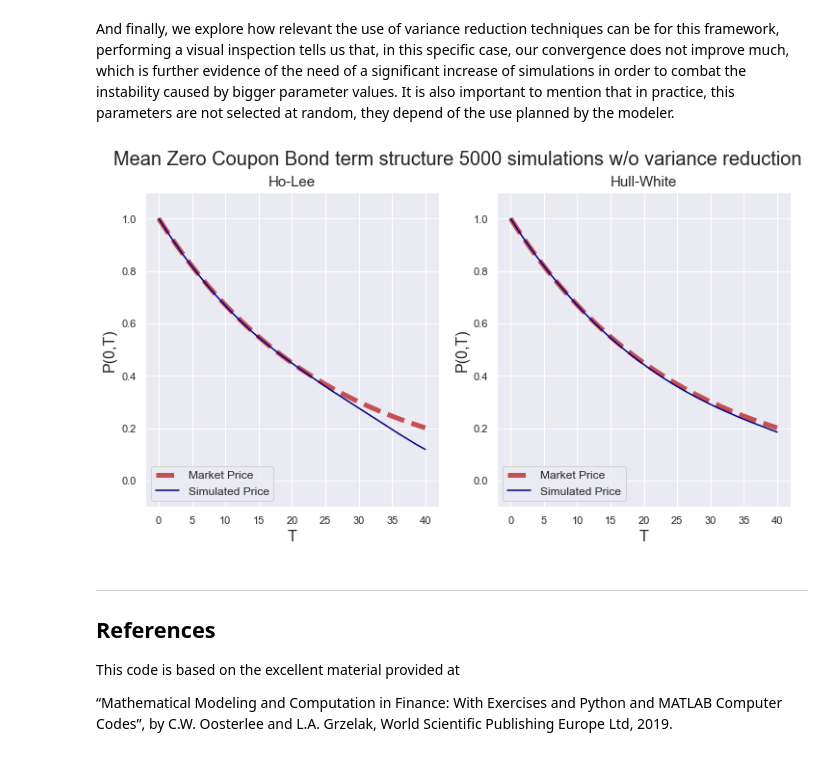
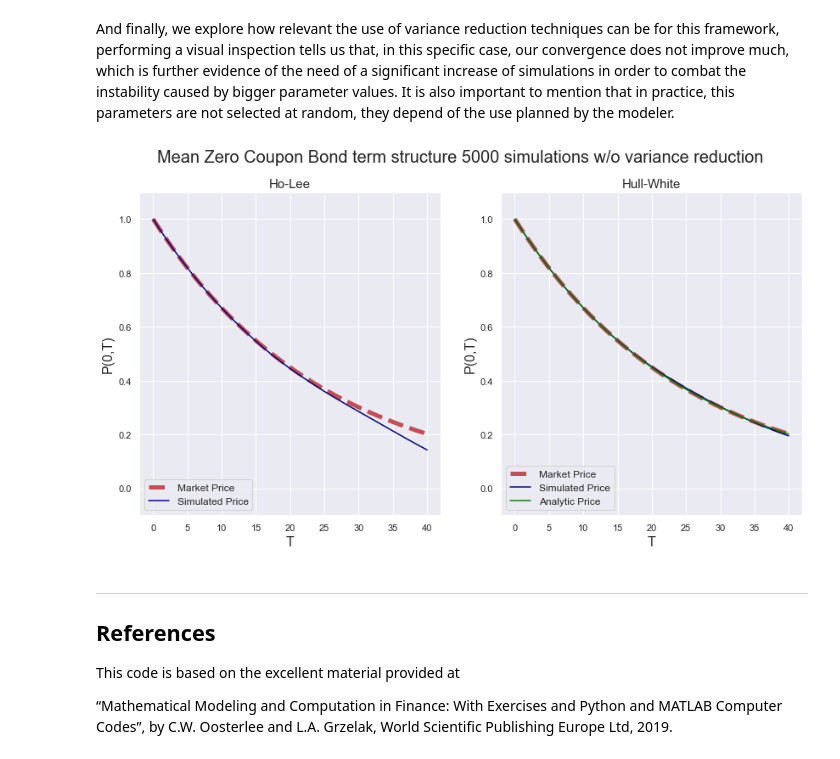
Before and after one commit to JuanCarlos0001/HJM_Models_Simulations, a Jupyter notebook: HJM Arbitrage testing.ipynb, the cells around one changed output. Saved outputs shown, nothing was run; the diff lists cells and outputs as text; code cells hidden in the pictures.

Commit message:
Added the anaytic solution of the Hull-white model

```diff
--- a/HJM Arbitrage testing.ipynb
+++ b/HJM Arbitrage testing.ipynb
@@ -62,9 +72,10 @@ import numpy as np
 import seaborn as sns
 import matplotlib.pyplot as plt
 import matplotlib.ticker as mtick
+import scipy.integrate as integrate
 sns.set_theme() # Seaborn template
 sns.set_palette(palette="crest") # Default colors
-plt.rcParams['figure.figsize'] = [12, 6] # Default to bigger plots
+plt.rcParams['figure.figsize'] = [14, 7] # Default to bigger plots
 # %%
 # Abitrary function for ZCB simulation
 P0T = lambda r, T: np.exp(-r*T)
@@ -86,8 +97,30 @@ def Hull_White(t, dt, lmd, sigma):
     # Again, we approximate the derivative part using centered differences
     return 1.0/lmd * (ForwardRate(t+dt, r, P0T) - ForwardRate(t-dt, r, P0T)) / (2.0*dt) \
            + ForwardRate(t, r, P0T) + sigma*sigma/(2.0*lmd*lmd)*(1.0-np.exp(-2.0*lmd*t))
+
+## Hull-White A(0,tau)
+def HW_A(lambd,eta,P0T,T1,T2):
+    tau = T2-T1
+    zGrid = np.linspace(0.0,tau,250)
+    B_r = lambda tau: 1.0/lambd * (np.exp(-lambd *tau)-1.0)
+    temp1 = lambd * integrate.trapz(Hull_White((T2-zGrid),0.01,lambd,eta)*B_r(zGrid),zGrid)
+    temp2 = eta*eta/(4.0*np.power(lambd,3.0)) * (np.exp(-2.0*lambd*tau)*(4*np.exp(lambd*tau)-1.0) -3.0) + eta*eta*tau/(2.0*lambd*lambd)
+    return temp1 + temp2
+
+## Hull-White B(0,tau)
+def HW_B(lambd,eta,T1,T2):
+    return 1.0/lambd *(np.exp(-lambd*(T2-T1))-1.0)
+
+## Hull-White Affine ZCB price
+def HW_ZCB(lambd,eta,P0T,T1,T2,rT1):
+    B_r = HW_B(lambd,eta,T1,T2)
+    A_r = HW_A(lambd,eta,P0T,T1,T2)
+    return np.exp(A_r + B_r *rT1)
 # %%
 # Euler FTS Antihetic Variates Monte Carlo for a 1-dimensional brownian motion
+
+# NOTE: The formula used to compute the Price of the ZCB is using the Trapezoidal Rule of Integration
+
 def HJM_AV_MonteCarlo(Model, r, T, lmd, sigma, Npaths):
 
     # Initial interest rate is a forward rate at time t->0
@@ -105,8 +138,8 @@ def HJM_AV_MonteCarlo(Model, r, T, lmd, sigma, Npaths):
 
     for i in range(0,Nsteps):
         # Making sure that samples from normal have mean 0 and variance 1
-        #if Npaths > 1:
-        #    Z[:,i] = (Z[:,i] - np.mean(Z[:,i])) / np.std(Z[:,i])
+        if Npaths > 1:
+            Z[:,i] = (Z[:,i] - np.mean(Z[:,i])) / np.std(Z[:,i])
 
         if Model == 'Ho-Lee':
             # Simulate the short-rate under the Ho-Lee model
@@ -151,6 +184,11 @@ Results_HL = HJM_AV_MonteCarlo(Model, r, T, lmd, sigma, Npaths)
 Model = 'Hull-White'
 Results_HW = HJM_AV_MonteCarlo(Model, r, T, lmd, sigma, Npaths)
 
+NoOfSteps = len(Results_HW['t'])
+Analytic_HW = np.zeros([NoOfSteps])
+for i in range(0,NoOfSteps):
+        Analytic_HW[i] = HW_ZCB(lmd,sigma,P0T,0.0,Results_HW['t'][i],r)
+
 Market_Price = P0T(r, Results_HL['t'])
 # %% [markdown]
 Our first plot shows us the spectrum of the simulations and the mean value for each tenor, this helps us understand more about the dynamics of the models, on the Ho-Lee, only the volatility parameter is required, and hence completely defines the shape of the simulations. On the other hand, the Hull-White model, with two parameters, is more flexible, the lambda parameter is specially important, since it governs how fast the t+1 short-rate is going to return to the t short-rate level, we could interpretate the Hull-White model as producing a distribution with heavier tails compared to the Ho-Lee.
@@ -225,34 +265,35 @@ And finally, we explore how relevant the use of variance reduction techniques ca
 # %%
 ZCB_HL = Results_HL['ZCB_u']
 ZCB_HW = Results_HW['ZCB_u']
 
 fig = plt.figure()
 fig.suptitle('Mean Zero Coupon Bond term structure '+str(Npaths)+' simulations w/o variance reduction',fontsize=20)
 ax1 = plt.subplot(121)
 ax2 = plt.subplot(122)
 
 ax1.set_title('Ho-Lee',fontsize=15)
 ax1.plot(Results_HL['t'], Market_Price, '--r', label='Market Price', linewidth=5)
 ax1.plot(Results_HL['t'], np.transpose(ZCB_HL).mean(axis=1) ,'navy', label='Simulated Price')
 ax1.set_ylabel("P(0,T)", fontsize="16")
 ax1.set_xlabel("T", fontsize="16")
 ax1.legend(loc='lower left', fontsize=12)
 ax1.set_ylim([-0.10, 1.10])
 
 ax2.set_title('Hull-White',fontsize=15)
 ax2.plot(Results_HW['t'], Market_Price, '--r', label='Market Price', linewidth=5)
 ax2.plot(Results_HW['t'], np.transpose(ZCB_HW).mean(axis=1) ,'navy', label='Simulated Price')
+ax2.plot(Results_HW['t'], Analytic_HW, 'green', label='Analytic Price')
 ax2.set_ylabel("P(0,T)", fontsize="16")
 ax2.set_xlabel("T", fontsize="16")
 ax2.legend(loc='lower left', fontsize=12)
 ax2.set_ylim([-0.10, 1.10])
 
 ax1.get_shared_y_axes().join(ax1, ax2)
 plt.subplots_adjust(hspace=0.01)
 ax2.autoscale()
 plt.show()
 # %% [output]
-[figure, old version]
+[figure, new version]
 # %% [markdown]
 ----
 ## References
```
Also changed, not shown: parts of 3 cells of this notebook.
